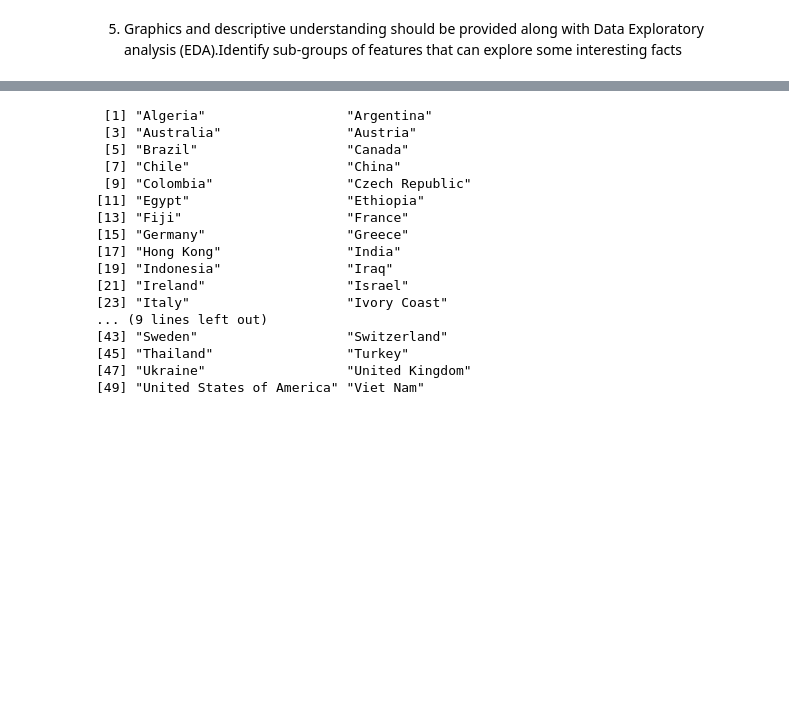
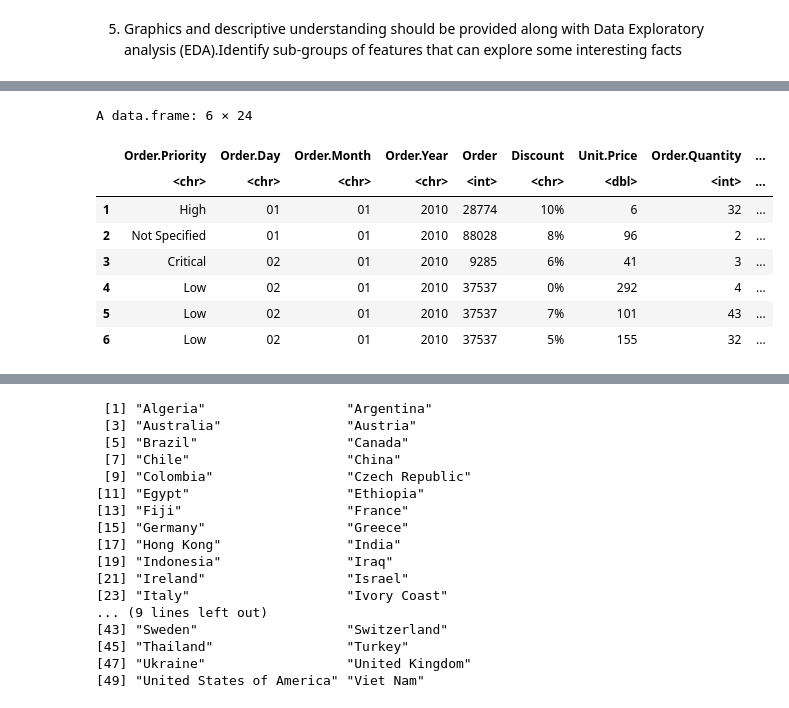
Before and after one commit to raulFuzita/cct_data_exploration_and_preparation, a Jupyter notebook: CCT_project_Muhammad.ipynb, the cells around one changed output, grey strips where cells are left out. Saved outputs shown, nothing was run; the diff lists cells and outputs as text; code cells hidden in the pictures; blank space fills up the shorter version.

```diff
--- a/CCT_project_Muhammad.ipynb
+++ b/CCT_project_Muhammad.ipynb
@@ -921,0 +943,12 @@ heatmap(data, Colv = NA, Rowv = NA, scale="column", xlab="Discount", ylab="Regio
+# %%
+head(df_eda)
+# %% [output]
+A data.frame: 6 × 24
+|  | Order.Priority | Order.Day | Order.Month | Order.Year | Order | Discount | Unit.Price | Order.Quantity | ... |
+|  | <chr> | <chr> | <chr> | <chr> | <int> | <chr> | <dbl> | <int> | ... |
+| 1 | High | 01 | 01 | 2010 | 28774 | 10% | 6 | 32 | ... |
+| 2 | Not Specified | 01 | 01 | 2010 | 88028 | 8% | 96 | 2 | ... |
+| 3 | Critical | 02 | 01 | 2010 | 9285 | 6% | 41 | 3 | ... |
+| 4 | Low | 02 | 01 | 2010 | 37537 | 0% | 292 | 4 | ... |
+| 5 | Low | 02 | 01 | 2010 | 37537 | 7% | 101 | 43 | ... |
+| 6 | Low | 02 | 01 | 2010 | 37537 | 5% | 155 | 32 | ... |
```
Also changed, not shown: parts of 16 cells of this notebook.
